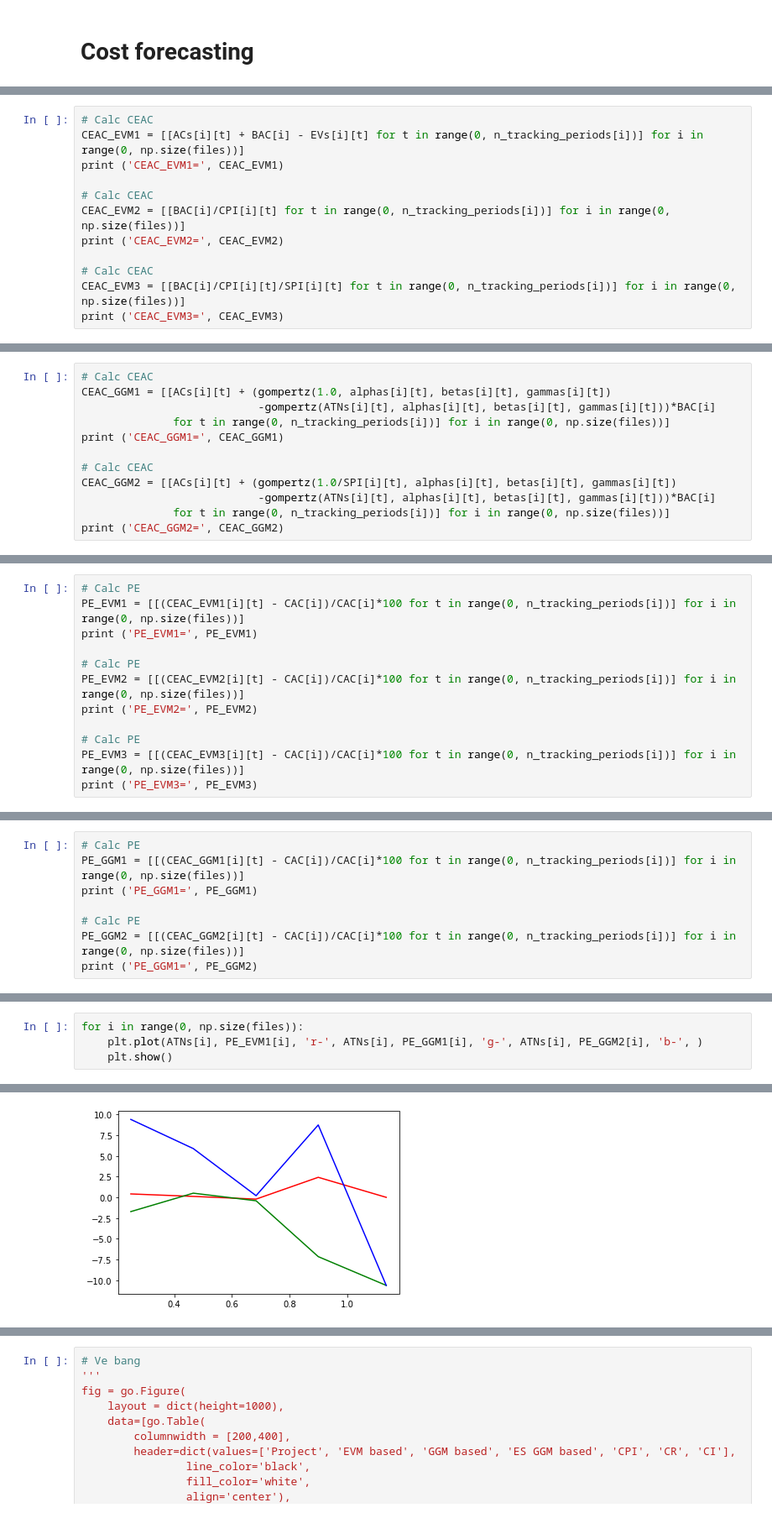
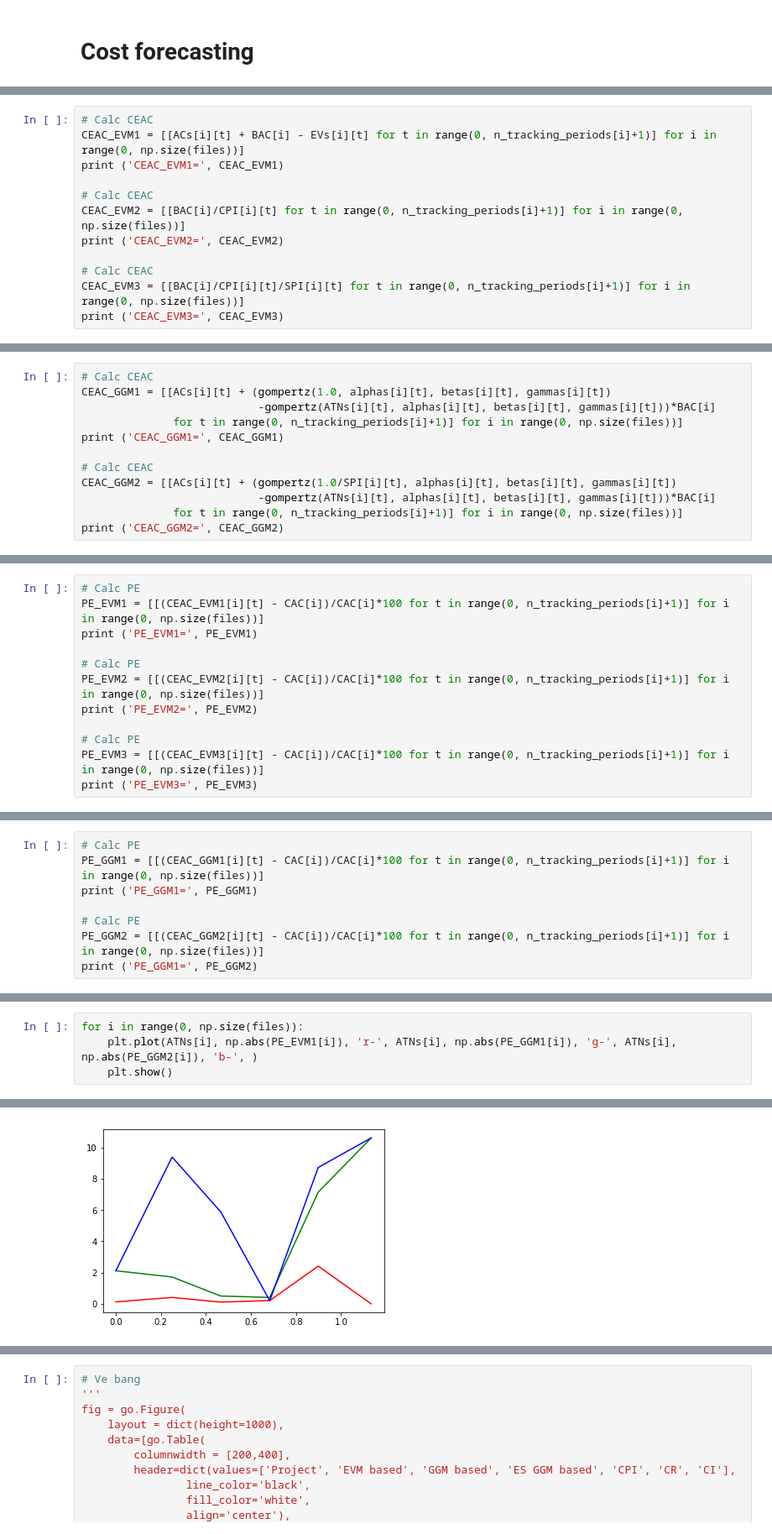
Before and after one commit to ljnk975/ktcnpm, a Jupyter notebook: main.ipynb, the cells around one changed output, grey strips where cells are left out. Shown at 84% size. Saved outputs shown, nothing was run; the diff lists cells and outputs as text.

```diff
--- a/main.ipynb
+++ b/main.ipynb
@@ -335,13 +351,13 @@ CI= [[1.0, 1.0000000023958049, 0.9804406751330077, 0.9892663836273463, 1.0], [1.
 # %%
 # Calc CEAC
-CEAC_EVM1 = [[ACs[i][t] + BAC[i] - EVs[i][t] for t in range(0, n_tracking_periods[i])] for i in range(0, np.size(files))]
+CEAC_EVM1 = [[ACs[i][t] + BAC[i] - EVs[i][t] for t in range(0, n_tracking_periods[i]+1)] for i in range(0, np.size(files))]
 print ('CEAC_EVM1=', CEAC_EVM1)
 
 # Calc CEAC
-CEAC_EVM2 = [[BAC[i]/CPI[i][t] for t in range(0, n_tracking_periods[i])] for i in range(0, np.size(files))]
+CEAC_EVM2 = [[BAC[i]/CPI[i][t] for t in range(0, n_tracking_periods[i]+1)] for i in range(0, np.size(files))]
 print ('CEAC_EVM2=', CEAC_EVM2)
 
 # Calc CEAC
-CEAC_EVM3 = [[BAC[i]/CPI[i][t]/SPI[i][t] for t in range(0, n_tracking_periods[i])] for i in range(0, np.size(files))]
+CEAC_EVM3 = [[BAC[i]/CPI[i][t]/SPI[i][t] for t in range(0, n_tracking_periods[i]+1)] for i in range(0, np.size(files))]
 print ('CEAC_EVM3=', CEAC_EVM3)
 # %% [output]
@@ -352,12 +368,12 @@ CEAC_EVM3= [[180485.270056152, 180485.26919133702, 200049.42932214428, 190720.89
 # Calc CEAC
 CEAC_GGM1 = [[ACs[i][t] + (gompertz(1.0, alphas[i][t], betas[i][t], gammas[i][t])
                            -gompertz(ATNs[i][t], alphas[i][t], betas[i][t], gammas[i][t]))*BAC[i]
-              for t in range(0, n_tracking_periods[i])] for i in range(0, np.size(files))]
+              for t in range(0, n_tracking_periods[i]+1)] for i in range(0, np.size(files))]
 print ('CEAC_GGM1=', CEAC_GGM1)
 
 # Calc CEAC
 CEAC_GGM2 = [[ACs[i][t] + (gompertz(1.0/SPI[i][t], alphas[i][t], betas[i][t], gammas[i][t])
                            -gompertz(ATNs[i][t], alphas[i][t], betas[i][t], gammas[i][t]))*BAC[i]
-              for t in range(0, n_tracking_periods[i])] for i in range(0, np.size(files))]
+              for t in range(0, n_tracking_periods[i]+1)] for i in range(0, np.size(files))]
 print ('CEAC_GGM2=', CEAC_GGM2)
 # %% [output]
@@ -366,13 +382,13 @@ CEAC_GGM2= [[177440.69257292064, 172025.02357405477, 172950.9752346437, 175119.3
 # %%
 # Calc PE
-PE_EVM1 = [[(CEAC_EVM1[i][t] - CAC[i])/CAC[i]*100 for t in range(0, n_tracking_periods[i])] for i in range(0, np.size(files))]
+PE_EVM1 = [[(CEAC_EVM1[i][t] - CAC[i])/CAC[i]*100 for t in range(0, n_tracking_periods[i]+1)] for i in range(0, np.size(files))]
 print ('PE_EVM1=', PE_EVM1)
 
 # Calc PE
-PE_EVM2 = [[(CEAC_EVM2[i][t] - CAC[i])/CAC[i]*100 for t in range(0, n_tracking_periods[i])] for i in range(0, np.size(files))]
+PE_EVM2 = [[(CEAC_EVM2[i][t] - CAC[i])/CAC[i]*100 for t in range(0, n_tracking_periods[i]+1)] for i in range(0, np.size(files))]
 print ('PE_EVM2=', PE_EVM2)
 
 # Calc PE
-PE_EVM3 = [[(CEAC_EVM3[i][t] - CAC[i])/CAC[i]*100 for t in range(0, n_tracking_periods[i])] for i in range(0, np.size(files))]
+PE_EVM3 = [[(CEAC_EVM3[i][t] - CAC[i])/CAC[i]*100 for t in range(0, n_tracking_periods[i]+1)] for i in range(0, np.size(files))]
 print ('PE_EVM3=', PE_EVM3)
 # %% [output]
@@ -382,9 +398,9 @@ PE_EVM3= [[0.0, -4.791609678994743e-07, 10.839753992060157, 5.671168965074772, 0
 # %%
 # Calc PE
-PE_GGM1 = [[(CEAC_GGM1[i][t] - CAC[i])/CAC[i]*100 for t in range(0, n_tracking_periods[i])] for i in range(0, np.size(files))]
+PE_GGM1 = [[(CEAC_GGM1[i][t] - CAC[i])/CAC[i]*100 for t in range(0, n_tracking_periods[i]+1)] for i in range(0, np.size(files))]
 print ('PE_GGM1=', PE_GGM1)
 
 # Calc PE
-PE_GGM2 = [[(CEAC_GGM2[i][t] - CAC[i])/CAC[i]*100 for t in range(0, n_tracking_periods[i])] for i in range(0, np.size(files))]
+PE_GGM2 = [[(CEAC_GGM2[i][t] - CAC[i])/CAC[i]*100 for t in range(0, n_tracking_periods[i]+1)] for i in range(0, np.size(files))]
 print ('PE_GGM1=', PE_GGM2)
 # %% [output]
@@ -393,5 +409,5 @@ PE_GGM1= [[-1.6868841885457624, -4.6874996942770455, -4.174465217668036, -2.9730
 # %%
 for i in range(0, np.size(files)):
-    plt.plot(ATNs[i], PE_EVM1[i], 'r-', ATNs[i], PE_GGM1[i], 'g-', ATNs[i], PE_GGM2[i], 'b-', )
+    plt.plot(ATNs[i], np.abs(PE_EVM1[i]), 'r-', ATNs[i], np.abs(PE_GGM1[i]), 'g-', ATNs[i], np.abs(PE_GGM2[i]), 'b-', )
     plt.show()
 # %% [output]
@@ -407 +423 @@ for i in range(0, np.size(files)):
-[figure, old version]
+[figure, new version]
```
Also changed, not shown: parts of 14 cells of this notebook.
